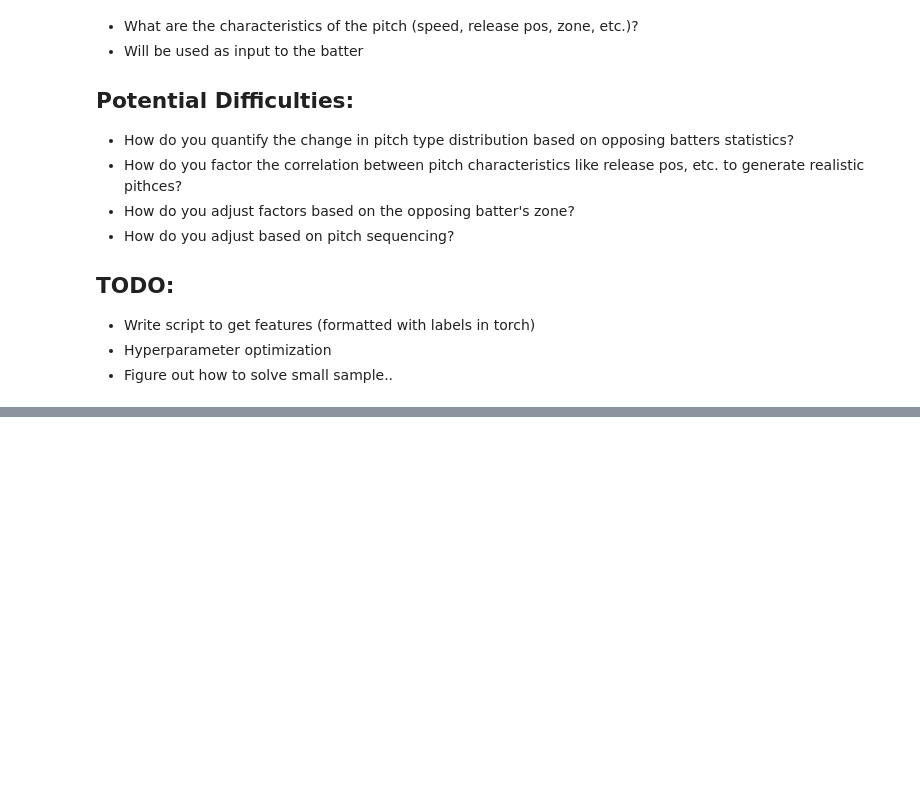
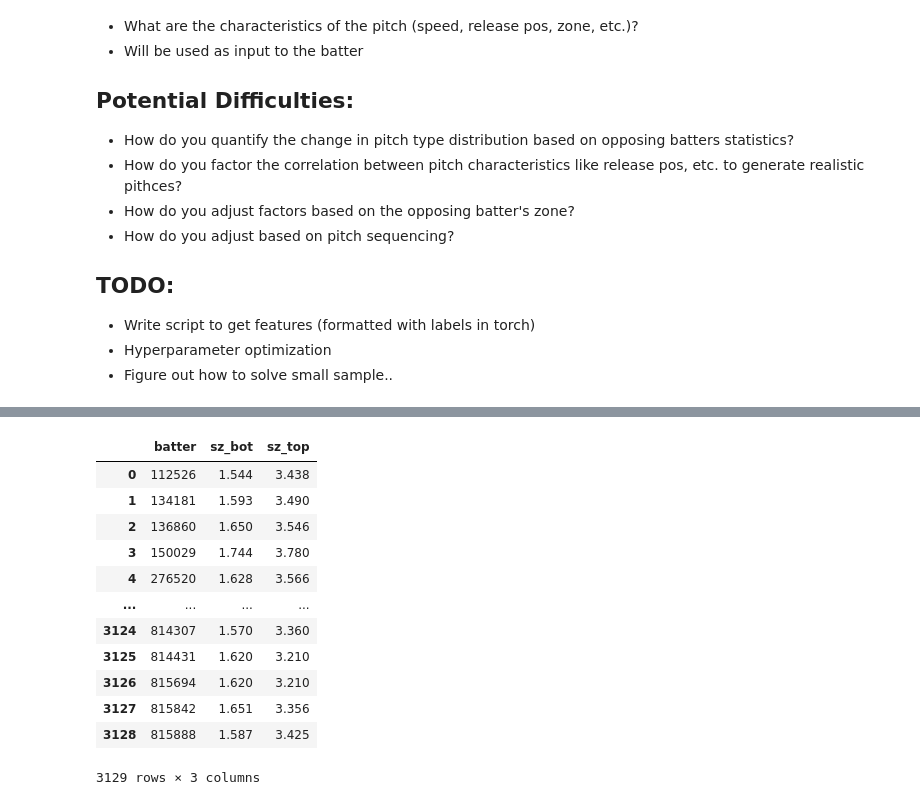
Before and after one commit to reecetec/mlb_simulator, a Jupyter notebook: notebooks/2.0-pitch-generation.ipynb, the cells around one changed output, grey strips where cells are left out. Cells and saved outputs as stored; diff of their text form; code cells hidden in the pictures; blank space fills up the shorter version.

```diff
--- a/notebooks/2.0-pitch-generation.ipynb
+++ b/notebooks/2.0-pitch-generation.ipynb
@@ -113,0 +156,16 @@ if __name__ == '__main__':
+# %%
+sz_df
+# %% [output]
+|  | batter | sz_bot | sz_top |
+| 0 | 112526 | 1.544 | 3.438 |
+| 1 | 134181 | 1.593 | 3.490 |
+| 2 | 136860 | 1.650 | 3.546 |
+| 3 | 150029 | 1.744 | 3.780 |
+| 4 | 276520 | 1.628 | 3.566 |
+| ... | ... | ... | ... |
+| 3124 | 814307 | 1.570 | 3.360 |
+| 3125 | 814431 | 1.620 | 3.210 |
+| 3126 | 815694 | 1.620 | 3.210 |
+| 3127 | 815842 | 1.651 | 3.356 |
+| 3128 | 815888 | 1.587 | 3.425 |
+3129 rows × 3 columns
```
Also changed, not shown: parts of 17 cells of this notebook, 45 other files.
